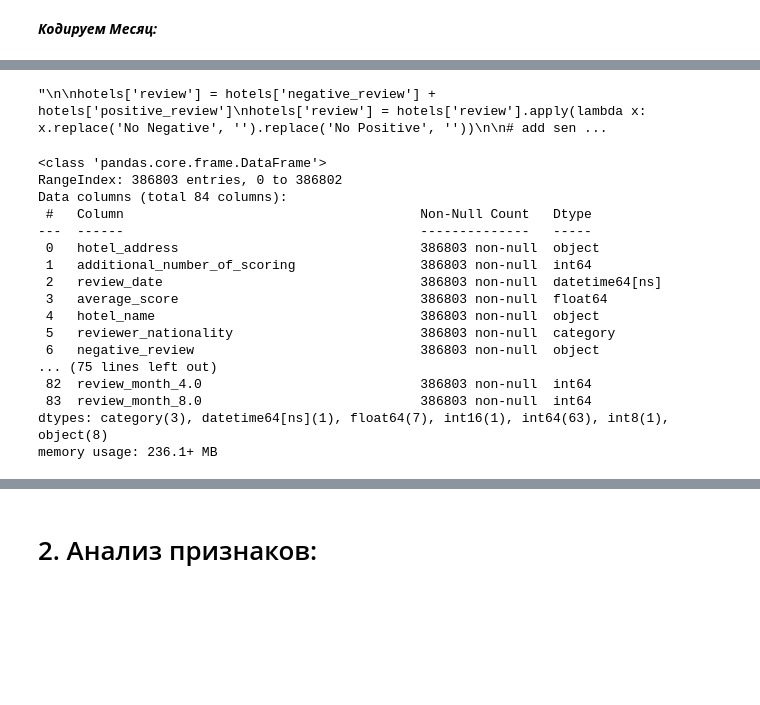
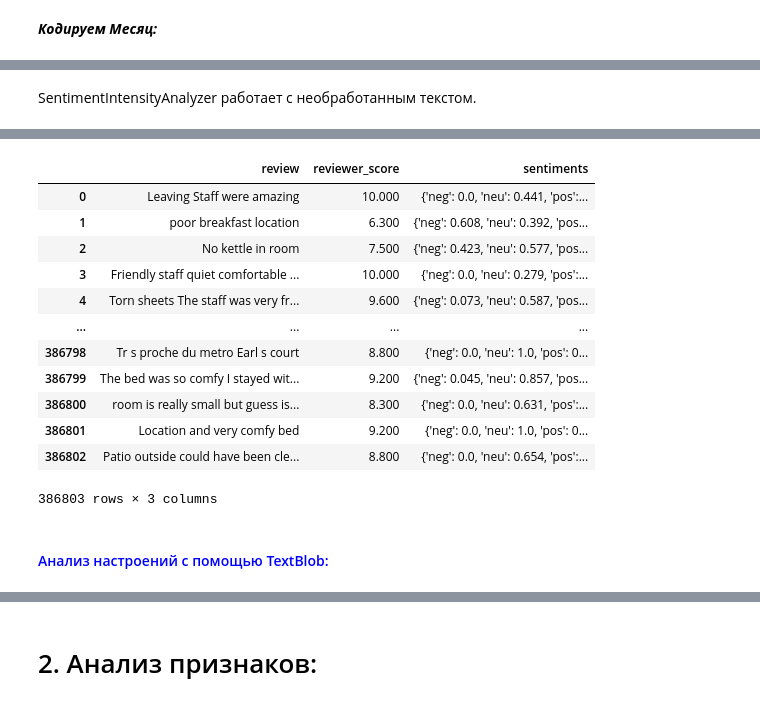
Before and after one commit to MargoDS/sf_data_science, a Jupyter notebook: project_3/Project_3_Kravchenko.ipynb, the cells around one changed output, grey strips where cells are left out. Saved outputs shown, nothing was run; the diff lists cells and outputs as text; code cells hidden in the pictures; blank space fills up the shorter version.

```diff
--- a/project_3/Project_3_Kravchenko.ipynb
+++ b/project_3/Project_3_Kravchenko.ipynb
@@ -1082,9 +1147,0 @@ hotels[['review_total_negative_word_counts', 'review_total_positive_word_counts'
-# %%
-"""
-
-
-hotels['no_negative'] = hotels['negative_review'].apply(lambda x: 1 if (x.lower().find('no negative') >= 0) else 0)
-
-hotels[['no_negative', 'negative_review']]
-
-"""
@@ -1094,0 +1165,2 @@ hotels[['no_negative', 'negative_review']]
+# %% [markdown]
+SentimentIntensityAnalyzer работает с необработанным текстом.
@@ -1094,0 +1171,8 @@ hotels[['no_negative', 'negative_review']]
+# %%
+%%time
+
+sia = SentimentIntensityAnalyzer()
+hotels['sentiments'] = hotels['review'].apply(lambda x: sia.polarity_scores(x))
+
+hotels[['review', 'reviewer_score', 'sentiments']]
+# %% [output]
@@ -1095,40 +1181,20 @@ hotels[['no_negative', 'negative_review']]
+|  | review | reviewer_score | sentiments |
+| 0 | Leaving Staff were amazing | 10.000 | {'neg': 0.0, 'neu': 0.441, 'pos':... |
+| 1 | poor breakfast location | 6.300 | {'neg': 0.608, 'neu': 0.392, 'pos... |
+| 2 | No kettle in room | 7.500 | {'neg': 0.423, 'neu': 0.577, 'pos... |
+| 3 | Friendly staff quiet comfortable ... | 10.000 | {'neg': 0.0, 'neu': 0.279, 'pos':... |
+| 4 | Torn sheets The staff was very fr... | 9.600 | {'neg': 0.073, 'neu': 0.587, 'pos... |
+| ... | ... | ... | ... |
+| 386798 | Tr s proche du metro Earl s court | 8.800 | {'neg': 0.0, 'neu': 1.0, 'pos': 0... |
+| 386799 | The bed was so comfy I stayed wit... | 9.200 | {'neg': 0.045, 'neu': 0.857, 'pos... |
+| 386800 | room is really small but guess is... | 8.300 | {'neg': 0.0, 'neu': 0.631, 'pos':... |
+| 386801 | Location and very comfy bed | 9.200 | {'neg': 0.0, 'neu': 1.0, 'pos': 0... |
+| 386802 | Patio outside could have been cle... | 8.800 | {'neg': 0.0, 'neu': 0.654, 'pos':... |
+386803 rows × 3 columns
 # %%
-"""
-
-hotels['review'] = hotels['negative_review'] + hotels['positive_review']
-hotels['review'] = hotels['review'].apply(lambda x: x.replace('No Negative', '').replace('No Positive', ''))
-
-# add sentiment analysis columns
-sia = SentimentIntensityAnalyzer()
-hotels['sentiments'] = hotels['review'].apply(lambda x: sia.polarity_scores(x))
-
 hotels['sentiments_neg'] = hotels['sentiments'].apply(lambda x: x['neg'])
 hotels['sentiments_neu'] = hotels['sentiments'].apply(lambda x: x['neu'])
 hotels['sentiments_pos'] = hotels['sentiments'].apply(lambda x: x['pos'])
 hotels['sentiments_compound'] = hotels['sentiments'].apply(lambda x: x['compound'])
-
-
-
-"""
-# %% [output]
-"\n\nhotels['review'] = hotels['negative_review'] + hotels['positive_review']\nhotels['review'] = hotels['review'].apply(lambda x: x.replace('No Negative', '').replace('No Positive', ''))\n\n# add sen ...
-# %%
-hotels.info()
-# %% [output]
-<class 'pandas.core.frame.DataFrame'>
-RangeIndex: 386803 entries, 0 to 386802
-Data columns (total 84 columns):
- #   Column                                      Non-Null Count   Dtype
----  ------                                      --------------   -----
- 0   hotel_address                               386803 non-null  object
- 1   additional_number_of_scoring                386803 non-null  int64
- 2   review_date                                 386803 non-null  datetime64[ns]
- 3   average_score                               386803 non-null  float64
- 4   hotel_name                                  386803 non-null  object
- 5   reviewer_nationality                        386803 non-null  category
- 6   negative_review                             386803 non-null  object
-... (75 lines left out)
- 82  review_month_4.0                            386803 non-null  int64
- 83  review_month_8.0                            386803 non-null  int64
-dtypes: category(3), datetime64[ns](1), float64(7), int16(1), int64(63), int8(1), object(8)
-memory usage: 236.1+ MB
+# %% [markdown]
+#### <span style="color:blue">Анализ настроений с помощью TextBlob:</span>
```
Also changed, not shown: parts of 40 cells of this notebook.
